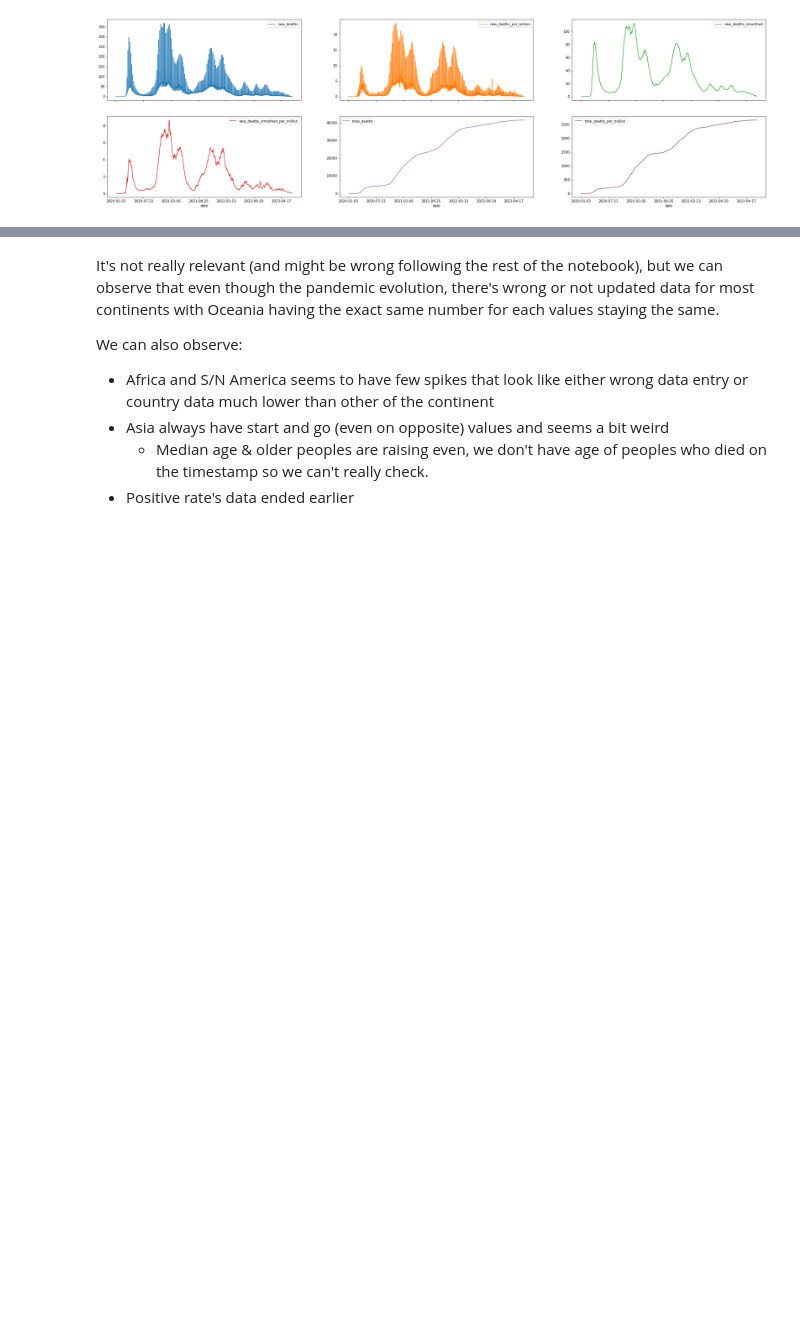
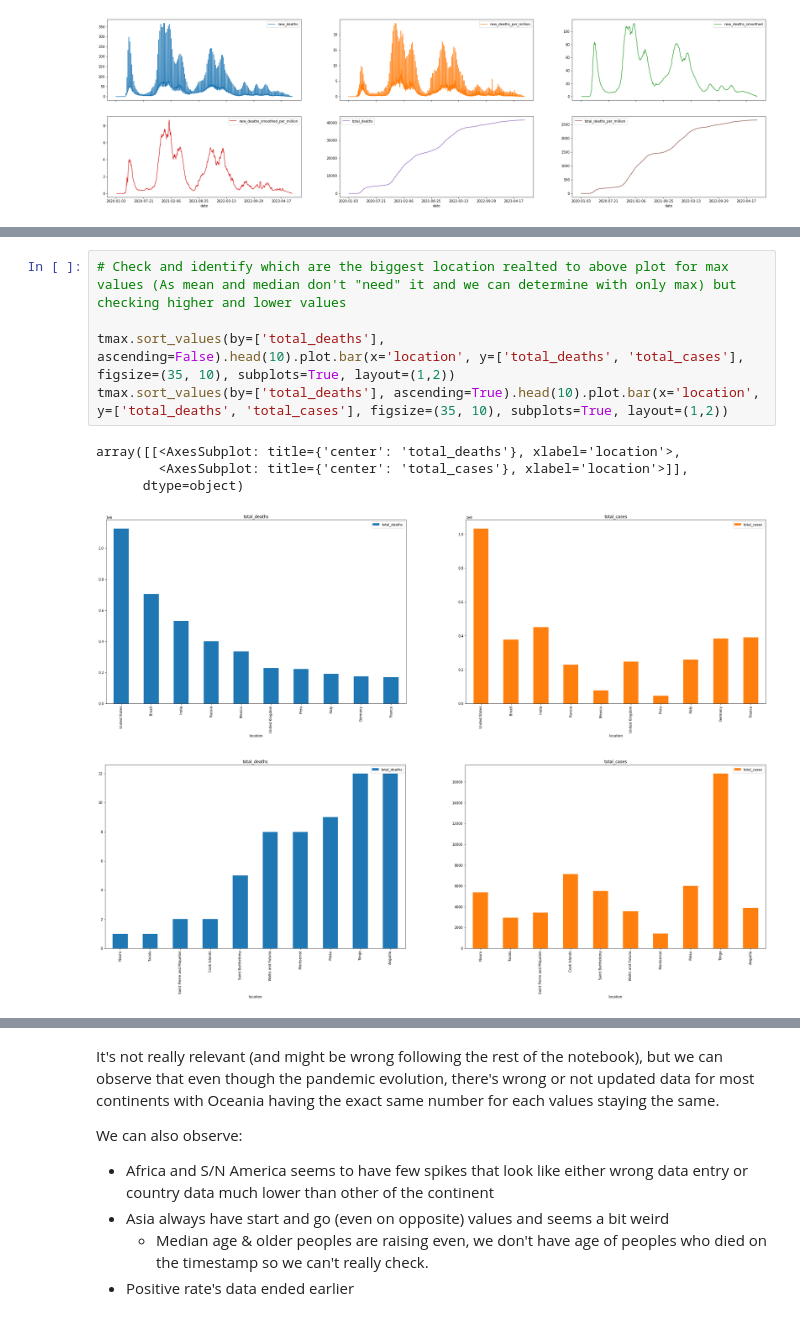
Before and after one commit to antoninchafiol/CoviEDA, a Jupyter notebook: notebook.ipynb, the cells around one changed output, grey strips where cells are left out. Cells and saved outputs as stored; diff of their text form; blank space fills up the shorter version.

```diff
--- a/notebook.ipynb
+++ b/notebook.ipynb
@@ -245,3 +258,14 @@ tmax.plot.scatter(x='total_deaths', y='total_cases', c='iso_nb',colormap='viridi
+# %%
+# Check and identify which are the biggest location realted to above plot for max values (As mean and median don't "need" it and we can determine with only max) but checking higher and lower values
+
+tmax.sort_values(by=['total_deaths'], ascending=False).head(10).plot.bar(x='location', y=['total_deaths', 'total_cases'], figsize=(35, 10), subplots=True, layout=(1,2))
+tmax.sort_values(by=['total_deaths'], ascending=True).head(10).plot.bar(x='location', y=['total_deaths', 'total_cases'], figsize=(35, 10), subplots=True, layout=(1,2))
+# %% [output]
+array([[<AxesSubplot: title={'center': 'total_deaths'}, xlabel='location'>,
+        <AxesSubplot: title={'center': 'total_cases'}, xlabel='location'>]],
+      dtype=object)
+[figure, added]
+[figure, added]
 # %%
 # We want to observe the differents evolution of others data (continent/human) for future check and relevant
 col = ['reproduction_rate','positive_rate','stringency_index','population_density', 'median_age',
```
Also changed, not shown: parts of 7 cells of this notebook.
